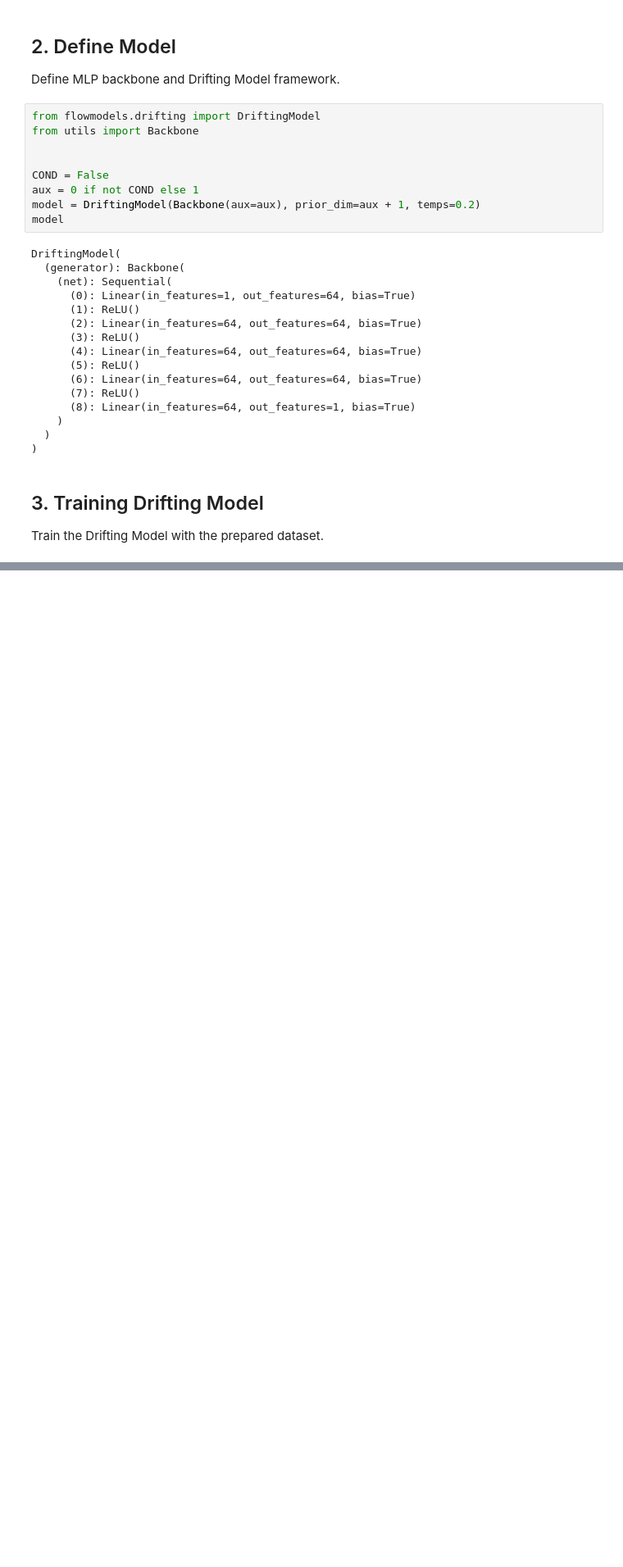
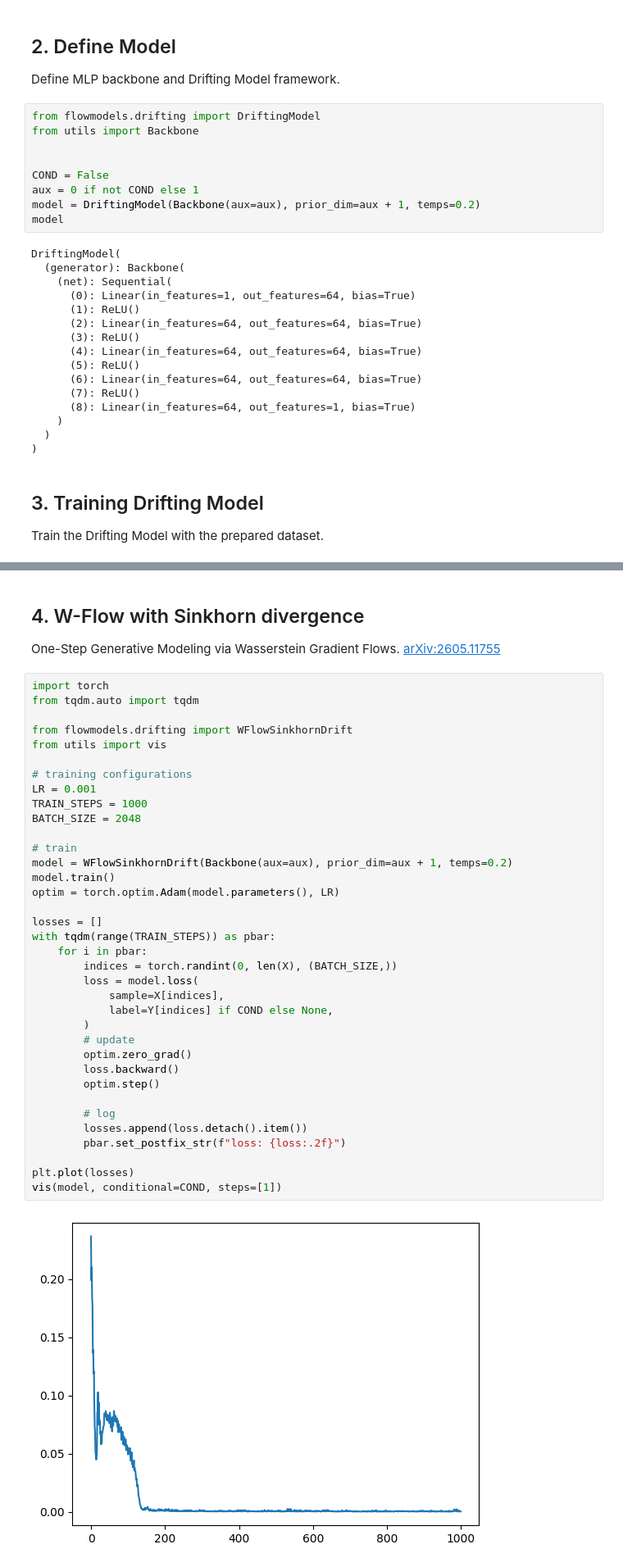
Before and after one commit to revsic/flowmodels, a Jupyter notebook: samples/drifting.ipynb, the cells around one changed output, grey strips where cells are left out. Shown at 82% size. Drawn from its saved outputs; the diff is of its cells as text; blank space fills up the shorter version.

Commit message:
drifting: Add sinkhorn drifting models, W-Flow

```diff
--- a/samples/drifting.ipynb
+++ b/samples/drifting.ipynb
@@ -90,0 +91,42 @@ vis(model, conditional=COND, steps=[1])
+# %% [markdown]
+## 4. W-Flow with Sinkhorn divergence
+
+One-Step Generative Modeling via Wasserstein Gradient Flows. [arXiv:2605.11755](https://arxiv.org/abs/2605.11755)
+# %%
+import torch
+from tqdm.auto import tqdm
+
+from flowmodels.drifting import WFlowSinkhornDrift
+from utils import vis
+
+# training configurations
+LR = 0.001
+TRAIN_STEPS = 1000
+BATCH_SIZE = 2048
+
+# train
+model = WFlowSinkhornDrift(Backbone(aux=aux), prior_dim=aux + 1, temps=0.2)
+model.train()
+optim = torch.optim.Adam(model.parameters(), LR)
+
+losses = []
+with tqdm(range(TRAIN_STEPS)) as pbar:
+    for i in pbar:
+        indices = torch.randint(0, len(X), (BATCH_SIZE,))
+        loss = model.loss(
+            sample=X[indices],
+            label=Y[indices] if COND else None,
+        )
+        # update
+        optim.zero_grad()
+        loss.backward()
+        optim.step()
+
+        # log
+        losses.append(loss.detach().item())
+        pbar.set_postfix_str(f"loss: {loss:.2f}")
+
+plt.plot(losses)
+vis(model, conditional=COND, steps=[1])
+# %% [output]
+[figure, added]
```
Also changed, not shown: parts of 3 cells of this notebook, 3 other files.
